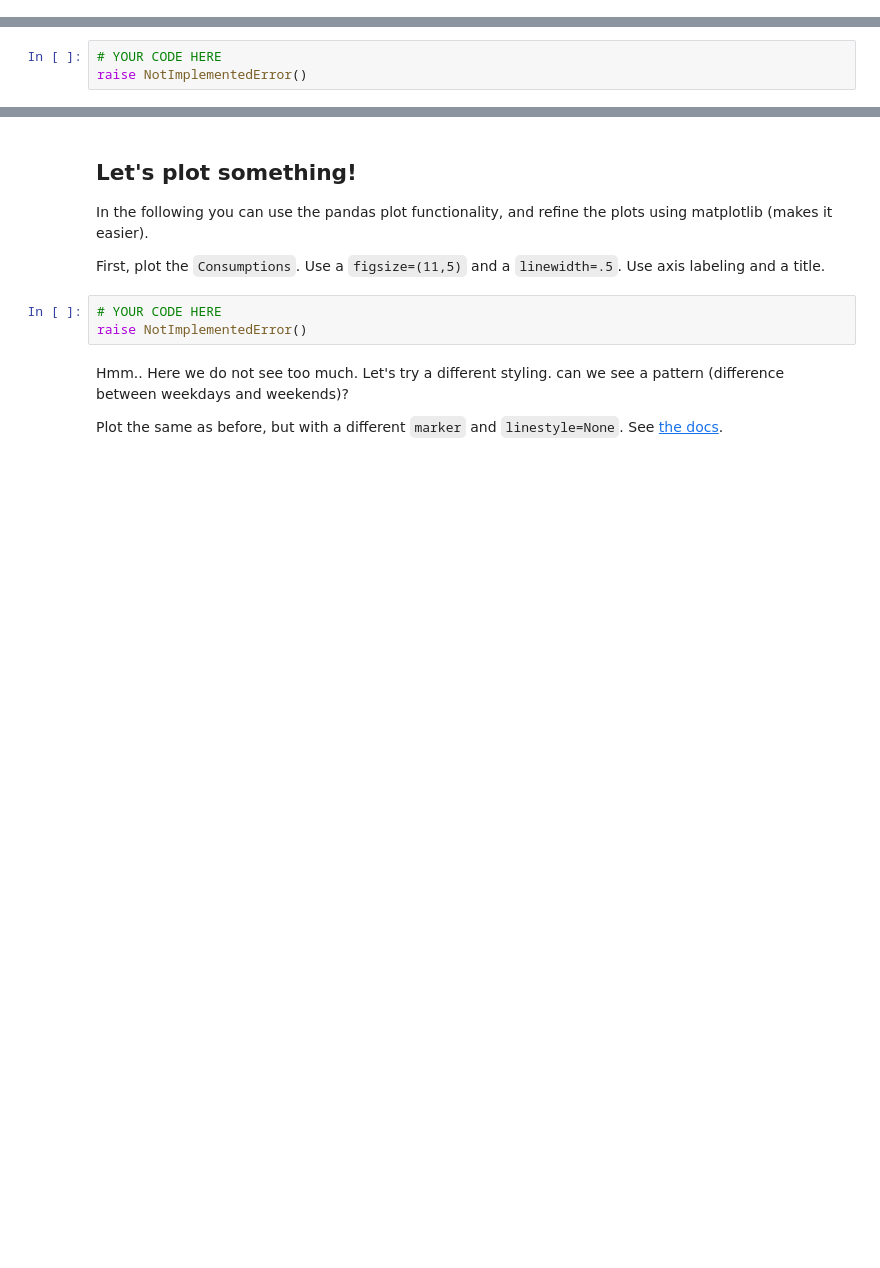
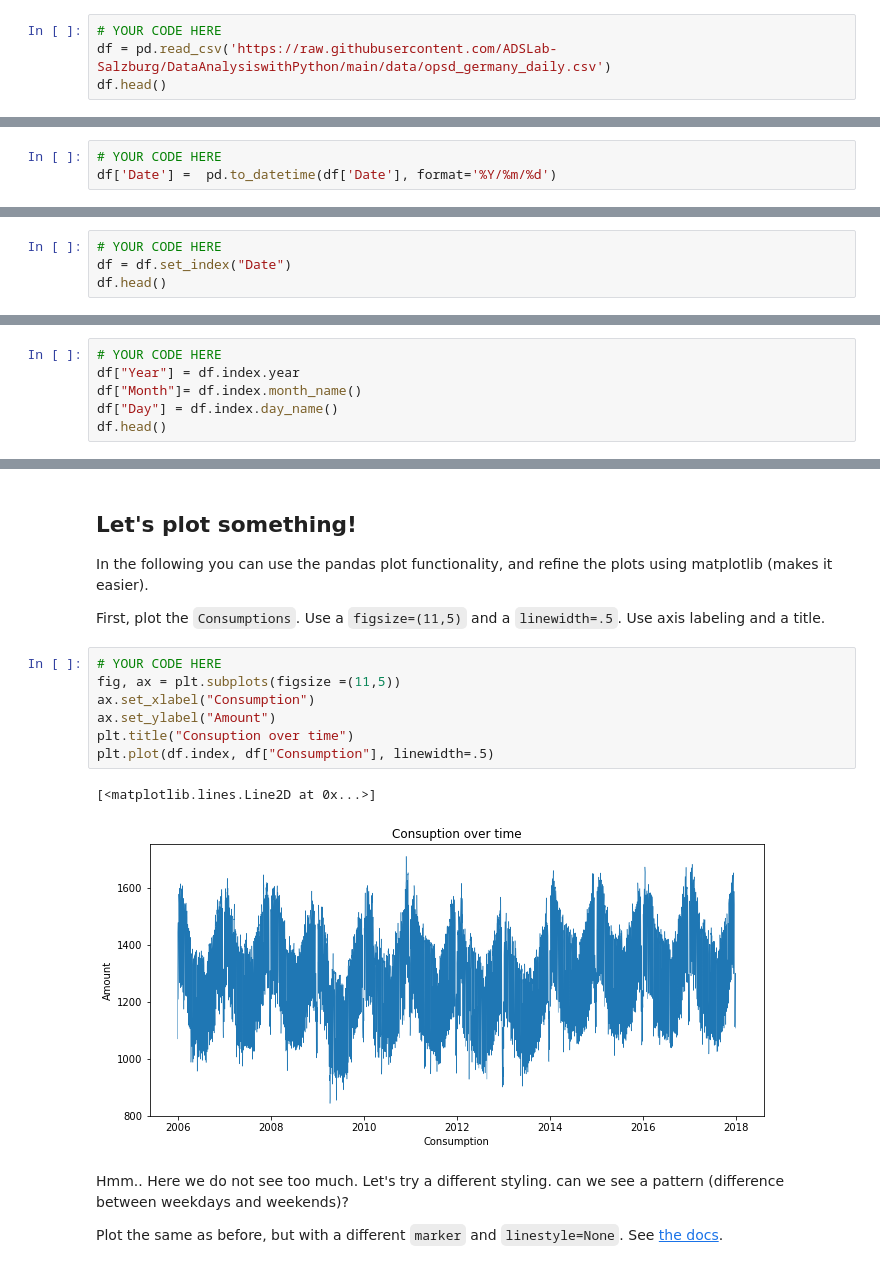
Before and after one commit to s-naegele/Data-Analysis, a Jupyter notebook: Lab/04_TimeseriesData_neu.ipynb, the cells around one changed output, grey strips where cells are left out. Cells and saved outputs as stored; diff of their text form; blank space fills up the shorter version.

```diff
--- a/Lab/04_TimeseriesData_neu.ipynb
+++ b/Lab/04_TimeseriesData_neu.ipynb
@@ -37,0 +47,4 @@ raise NotImplementedError()
+# %%
+# YOUR CODE HERE
+df = pd.read_csv('https://raw.githubusercontent.com/ADSLab-Salzburg/DataAnalysiswithPython/main/data/opsd_germany_daily.csv')
+df.head()
@@ -55,3 +89,6 @@ raise NotImplementedError()
+# %%
+# YOUR CODE HERE
+df['Date'] =  pd.to_datetime(df['Date'], format='%Y/%m/%d')
 # %%
 # Ignore this cell - this is for automatic testing.
 # %% [markdown]
@@ -67,4 +109,5 @@ print(one_day.day)
 Instead of using arbritary integer values as the index, try it with the date. The date is unique anyways. Print the head.
 # %%
 # YOUR CODE HERE
-raise NotImplementedError()
+df = df.set_index("Date")
+df.head()
@@ -80,0 +129,6 @@ raise NotImplementedError()
+# %%
+# YOUR CODE HERE
+df["Year"] = df.index.year
+df["Month"]= df.index.month_name()
+df["Day"] = df.index.day_name()
+df.head()
@@ -92,9 +182,16 @@ df.loc['2012-03']
 In the following you can use the pandas plot functionality, and refine the plots using matplotlib (makes it easier).
 
 First, plot the `Consumptions`. Use a `figsize=(11,5)` and a `linewidth=.5`. Use axis labeling and a title.
-# %%
-# YOUR CODE HERE
-raise NotImplementedError()
+# %%
+# YOUR CODE HERE
+fig, ax = plt.subplots(figsize =(11,5))
+ax.set_xlabel("Consumption")
+ax.set_ylabel("Amount")
+plt.title("Consuption over time")
+plt.plot(df.index, df["Consumption"], linewidth=.5)
+# %% [output]
+[<matplotlib.lines.Line2D at 0x...>]
+[figure, added]
 # %% [markdown]
 Hmm.. Here we do not see too much. Let's try a different styling. can we see a pattern (difference between weekdays and weekends)?
 
```
Also changed, not shown: parts of 23 cells of this notebook.
